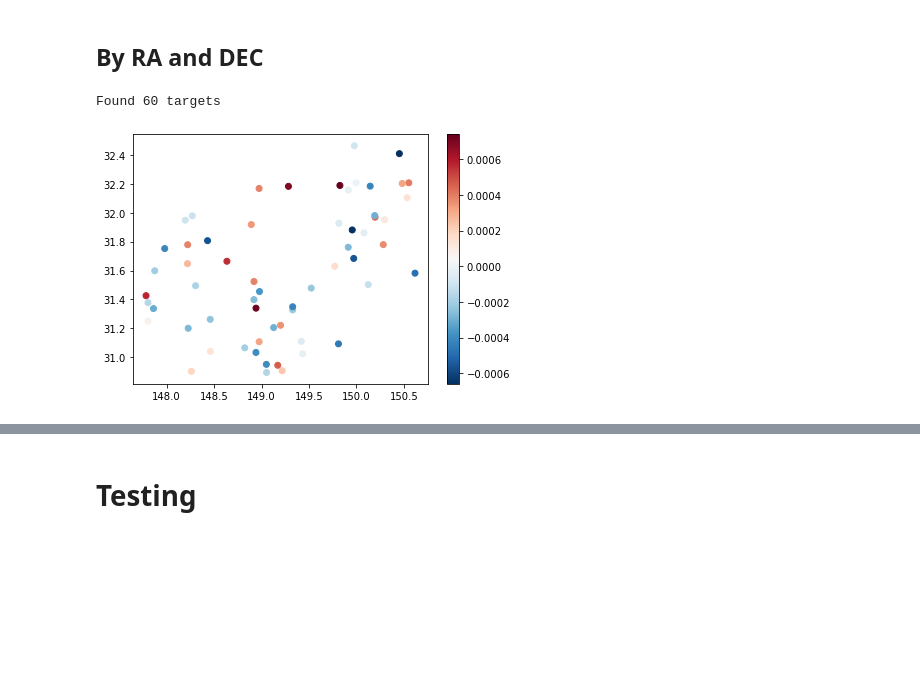
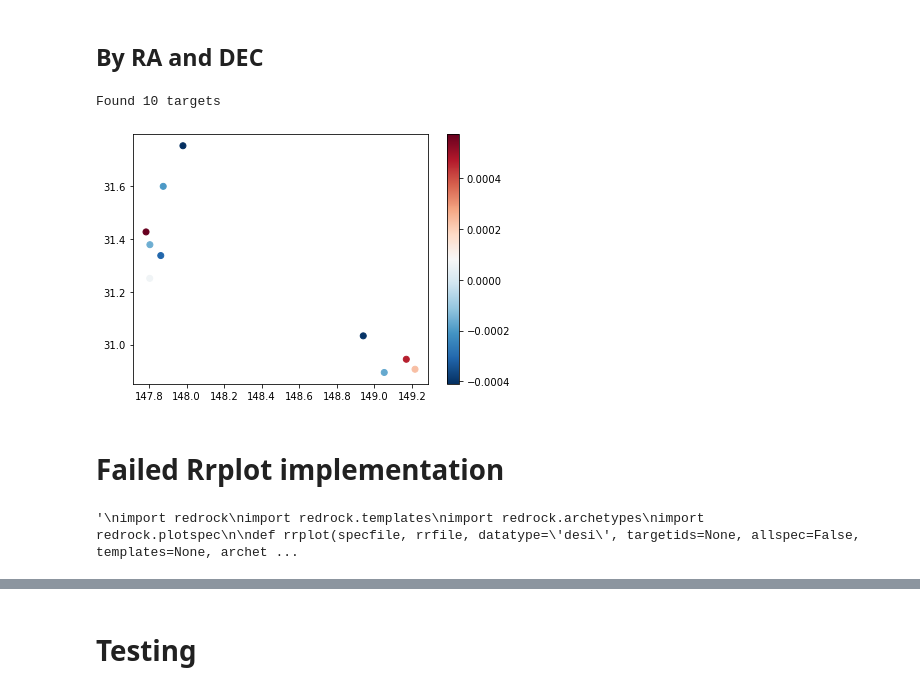
Before and after one commit to ronitnag04/desi_nersc, a Jupyter notebook: TestAccess.ipynb, the cells around one changed output, grey strips where cells are left out. Drawn from its saved outputs; the diff is of its cells as text; code cells hidden in the pictures; blank space fills up the shorter version.

```diff
--- a/TestAccess.ipynb
+++ b/TestAccess.ipynb
@@ -391,7 +403,65 @@ def plotRedshiftsByRADEC(ra, dec, vmin=None, vmax=None, cmap='RdBu_r', c=None, r
     plt.tight_layout()
     print(f'Found {count} targets')
 # %%
-plotRedshiftsByRADEC(150, 30, radius=2.5, spectype='STAR', subtype='K', limit=100)
+plotRedshiftsByRADEC(150, 30, radius=2.5, spectype='STAR', subtype='K', limit=10)
 # %% [output]
-Found 60 targets
+Found 10 targets
-[figure, old version]
+[figure, new version]
+# %% [markdown]
+# Failed Rrplot implementation
+# %%
+"""
+import redrock
+import redrock.templates
+import redrock.archetypes
+import redrock.plotspec
+
+def rrplot(specfile, rrfile, datatype='desi', targetids=None, allspec=False, templates=None, archetypes=None, use_archetype=False):
+
+    class Arguments():
+        def __init__(self, datatype, specfile, targetids, rrfile, allspec, templates, archetypes, use_archetype):
+            self.datatype = datatype
+            self.specfile = specfile
+            self.targetids = targetids
+            self.rrfile = rrfile
+            self.allspec = allspec
+            self.templates = templates
+            self.archetypes = archetypes
+            self.use_archetype = use_archetype
+
+    args = Arguments(datatype, specfile, targetids, rrfile, allspec, templates, archetypes, use_archetype)
+
+    #- Templates
+    templates_path = redrock.templates.find_templates(args.templates)
+    templates = {}
+    for el in templates_path:
+        t = redrock.templates.Template(filename=el)
+        templates[t.full_type] = t
+
+    #- Targetids
+    targetids = None
+    if args.targetids is not None:
+        targetids = [ int(x) for x in args.targetids.split(",") ]
+
+    #- Archetypes
+    if args.use_archetype:
+        archetypes = redrock.archetypes.All_archetypes(archetypes_dir=args.archetypes)
+    else:
+        archetypes = False
+
+    #- Data
+    if args.datatype=='desi':
+        from redrock.external import desi
+        targets = desi.DistTargetsDESI(args.specfile, targetids=targetids, coadd=(not args.allspec))._my_data
+    elif args.datatype=='boss':
+        from redrock.external import boss
+        targets, targetids = boss.read_spectra(args.specfile, targetids=targetids, coadd=(not args.allspec))
+
+    #- Redrock
+    zscan, zfit = redrock.results.read_zscan(args.rrfile)
+
+    #- Plot
+    p = redrock.plotspec.PlotSpec(targets, templates, zscan, zfit, archetypes=archetypes)
+"""
+# %% [output]
+'\nimport redrock\nimport redrock.templates\nimport redrock.archetypes\nimport redrock.plotspec\n\ndef rrplot(specfile, rrfile, datatype=\'desi\', targetids=None, allspec=False, templates=None, archet ...
```
Also changed, not shown: parts of 46 cells of this notebook, 4 other files.
